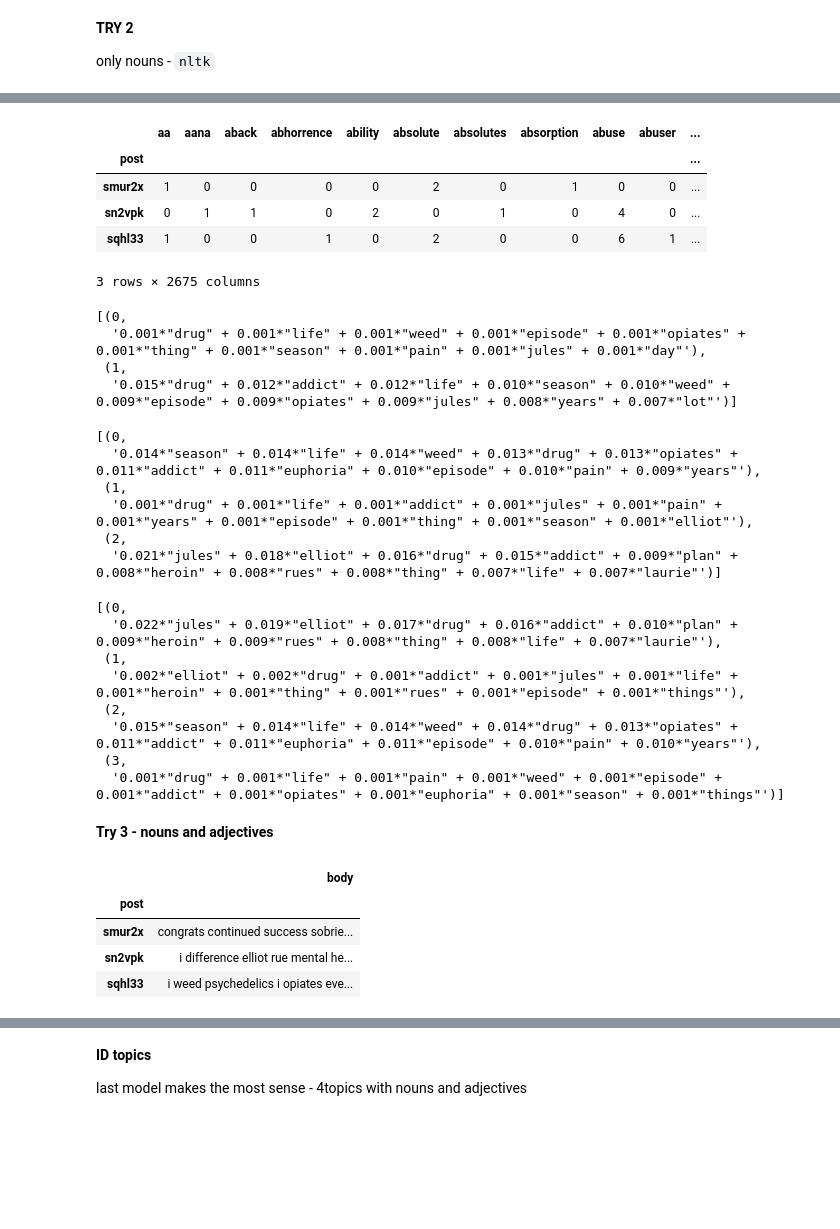
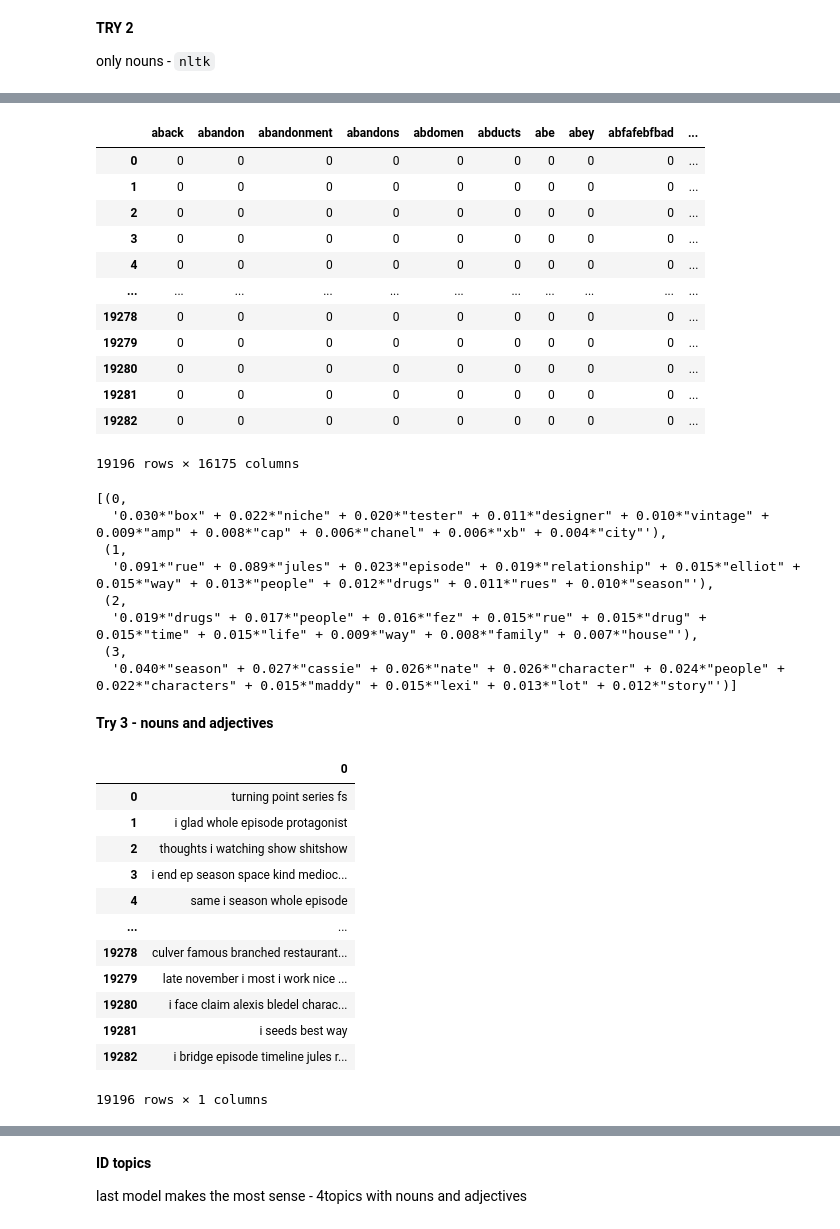
Before and after one commit to labouz/r-euphoria-tm, a Jupyter notebook: py/lda.ipynb, the cells around one changed output, grey strips where cells are left out. Cells and saved outputs as stored; diff of their text form; code cells hidden in the pictures; blank space fills up the shorter version.

```diff
--- a/py/lda.ipynb
+++ b/py/lda.ipynb
@@ -126,5 +147,5 @@ data_clean
 # %%
 # filter so only nouns are left
-data_nouns = pd.DataFrame(data_clean.body.apply(nouns))
+data_nouns = pd.DataFrame(data_clean[0].apply(nouns))
 data_nouns
 # %% [output]
@@ -136,26 +165,35 @@ data_nouns
 # %%
 # create new dtm
 from sklearn.feature_extraction.text import CountVectorizer
 from sklearn.feature_extraction import text
 
-# add additional stop words
-add_stop_words = ['i', 'like','just','rue','did','really','people','way','know','use',
-                  'time','drugs','want','does','addiction']
+# add additional stop words - HOW TO ACCOUNT FOR PEOPLE BANGING ON KEYBOARDS?!?!?!?
+add_stop_words = ['i', 'just','did', 'ab', 'abc', 'abcb', 'abcny', 'abd', 'abdabca', 'fs',
+                  'zpqxhxhzanapjsjbf', 'zqcsrpwsge', 'zqnuhckwdqwrhkuo', 'zs', 'zshwbhethehenozxfyqg',
+                  'zsmkbrmwngzsibrntkt', 'zy', 'zwhnrmujykdxmntiub', 'afqjcnguytghbsuvixmglpwzqbg', 'ebecadcbdfcbafbdb',
+                  'abfbmltmqspf', 'abfafebfbad']
 stop_words = text.ENGLISH_STOP_WORDS.union(add_stop_words)
 
 # dtm
 cvn = CountVectorizer(stop_words=stop_words)
-data_cvnn = cvn.fit_transform(data_nouns.body)
+data_cvn = cvn.fit_transform(data_nouns[0])
 data_dtmn = pd.DataFrame(data_cvn.toarray(), columns=cvn.get_feature_names_out())
 data_dtmn.index = data_nouns.index
 data_dtmn
 # %% [output]
-|  | aa | aana | aback | abhorrence | ability | absolute | absolutes | absorption | abuse | abuser | ... |
-| post |  |  |  |  |  |  |  |  |  |  | ... |
-| smur2x | 1 | 0 | 0 | 0 | 0 | 2 | 0 | 1 | 0 | 0 | ... |
-| sn2vpk | 0 | 1 | 1 | 0 | 2 | 0 | 1 | 0 | 4 | 0 | ... |
-| sqhl33 | 1 | 0 | 0 | 1 | 0 | 2 | 0 | 0 | 6 | 1 | ... |
+|  | aback | abandon | abandonment | abandons | abdomen | abducts | abe | abey | abfafebfbad | ... |
+| 0 | 0 | 0 | 0 | 0 | 0 | 0 | 0 | 0 | 0 | ... |
+| 1 | 0 | 0 | 0 | 0 | 0 | 0 | 0 | 0 | 0 | ... |
+| 2 | 0 | 0 | 0 | 0 | 0 | 0 | 0 | 0 | 0 | ... |
+| 3 | 0 | 0 | 0 | 0 | 0 | 0 | 0 | 0 | 0 | ... |
+| 4 | 0 | 0 | 0 | 0 | 0 | 0 | 0 | 0 | 0 | ... |
+| ... | ... | ... | ... | ... | ... | ... | ... | ... | ... | ... |
+| 19278 | 0 | 0 | 0 | 0 | 0 | 0 | 0 | 0 | 0 | ... |
+| 19279 | 0 | 0 | 0 | 0 | 0 | 0 | 0 | 0 | 0 | ... |
+| 19280 | 0 | 0 | 0 | 0 | 0 | 0 | 0 | 0 | 0 | ... |
+| 19281 | 0 | 0 | 0 | 0 | 0 | 0 | 0 | 0 | 0 | ... |
+| 19282 | 0 | 0 | 0 | 0 | 0 | 0 | 0 | 0 | 0 | ... |
-3 rows × 2675 columns
+19196 rows × 16175 columns
 # %%
 # create gensim corpus
 corpusn = matutils.Sparse2Corpus(sp.csr_matrix(data_dtmn.transpose()))
@@ -165,35 +203,23 @@ id2wordn = dict((v, k) for k, v in cvn.vocabulary_.items())
 # 2 topics
 ldan = models.ldamodel.LdaModel(corpus=corpusn, id2word=id2wordn, num_topics=2, passes=10)
 ldan.print_topics()
-# %% [output]
-[(0,
-  '0.001*"drug" + 0.001*"life" + 0.001*"weed" + 0.001*"episode" + 0.001*"opiates" + 0.001*"thing" + 0.001*"season" + 0.001*"pain" + 0.001*"jules" + 0.001*"day"'),
- (1,
-  '0.015*"drug" + 0.012*"addict" + 0.012*"life" + 0.010*"season" + 0.010*"weed" + 0.009*"episode" + 0.009*"opiates" + 0.009*"jules" + 0.008*"years" + 0.007*"lot"')]
 # %%
 # 3 topics
 ldan = models.ldamodel.LdaModel(corpus=corpusn, id2word=id2wordn, num_topics=3, passes=10)
 ldan.print_topics()
-# %% [output]
-[(0,
-  '0.014*"season" + 0.014*"life" + 0.014*"weed" + 0.013*"drug" + 0.013*"opiates" + 0.011*"addict" + 0.011*"euphoria" + 0.010*"episode" + 0.010*"pain" + 0.009*"years"'),
- (1,
-  '0.001*"drug" + 0.001*"life" + 0.001*"addict" + 0.001*"jules" + 0.001*"pain" + 0.001*"years" + 0.001*"episode" + 0.001*"thing" + 0.001*"season" + 0.001*"elliot"'),
- (2,
-  '0.021*"jules" + 0.018*"elliot" + 0.016*"drug" + 0.015*"addict" + 0.009*"plan" + 0.008*"heroin" + 0.008*"rues" + 0.008*"thing" + 0.007*"life" + 0.007*"laurie"')]
 # %%
 # 4 topics
 ldan = models.ldamodel.LdaModel(corpus=corpusn, id2word=id2wordn, num_topics=4, passes=10)
 ldan.print_topics()
 # %% [output]
 [(0,
-  '0.022*"jules" + 0.019*"elliot" + 0.017*"drug" + 0.016*"addict" + 0.010*"plan" + 0.009*"heroin" + 0.009*"rues" + 0.008*"thing" + 0.008*"life" + 0.007*"laurie"'),
+  '0.030*"box" + 0.022*"niche" + 0.020*"tester" + 0.011*"designer" + 0.010*"vintage" + 0.009*"amp" + 0.008*"cap" + 0.006*"chanel" + 0.006*"xb" + 0.004*"city"'),
  (1,
-  '0.002*"elliot" + 0.002*"drug" + 0.001*"addict" + 0.001*"jules" + 0.001*"life" + 0.001*"heroin" + 0.001*"thing" + 0.001*"rues" + 0.001*"episode" + 0.001*"things"'),
+  '0.091*"rue" + 0.089*"jules" + 0.023*"episode" + 0.019*"relationship" + 0.015*"elliot" + 0.015*"way" + 0.013*"people" + 0.012*"drugs" + 0.011*"rues" + 0.010*"season"'),
  (2,
-  '0.015*"season" + 0.014*"life" + 0.014*"weed" + 0.014*"drug" + 0.013*"opiates" + 0.011*"addict" + 0.011*"euphoria" + 0.011*"episode" + 0.010*"pain" + 0.010*"years"'),
+  '0.019*"drugs" + 0.017*"people" + 0.016*"fez" + 0.015*"rue" + 0.015*"drug" + 0.015*"time" + 0.015*"life" + 0.009*"way" + 0.008*"family" + 0.007*"house"'),
  (3,
-  '0.001*"drug" + 0.001*"life" + 0.001*"pain" + 0.001*"weed" + 0.001*"episode" + 0.001*"addict" + 0.001*"opiates" + 0.001*"euphoria" + 0.001*"season" + 0.001*"things"')]
+  '0.040*"season" + 0.027*"cassie" + 0.026*"nate" + 0.026*"character" + 0.024*"people" + 0.022*"characters" + 0.015*"maddy" + 0.015*"lexi" + 0.013*"lot" + 0.012*"story"')]
 # %% [markdown]
 **Try 3 - nouns and adjectives**
 # %%
@@ -203,14 +229,22 @@ def nouns_adj(text):
     nouns_adj = [word for (word, pos) in pos_tag(tokenized) if is_noun_adj(pos)]
     return ' '.join(nouns_adj)
 # %%
-data_nouns_adj = pd.DataFrame(data_clean.body.apply(nouns_adj))
+data_nouns_adj = pd.DataFrame(data_clean[0].apply(nouns_adj))
 data_nouns_adj
 # %% [output]
-|  | body |
-| post |  |
-| smur2x | congrats continued success sobrie... |
-| sn2vpk | i difference elliot rue mental he... |
-| sqhl33 | i weed psychedelics i opiates eve... |
+|  | 0 |
+| 0 | turning point series fs |
+| 1 | i glad whole episode protagonist |
+| 2 | thoughts i watching show shitshow |
+| 3 | i end ep season space kind medioc... |
+| 4 | same i season whole episode |
+| ... | ... |
+| 19278 | culver famous branched restaurant... |
+| 19279 | late november i most i work nice ... |
+| 19280 | i face claim alexis bledel charac... |
+| 19281 | i seeds best way |
+| 19282 | i bridge episode timeline jules r... |
+19196 rows × 1 columns
 # %%
 # tdm
 cvna = CountVectorizer(stop_words=stop_words, max_df=0.8)
```
Also changed, not shown: parts of 16 cells of this notebook, 1 other file.
